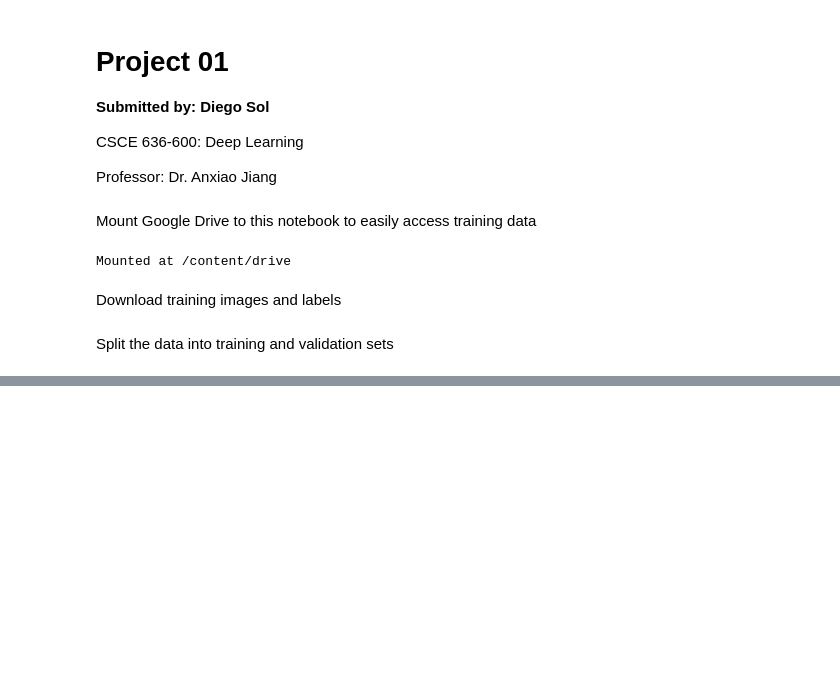
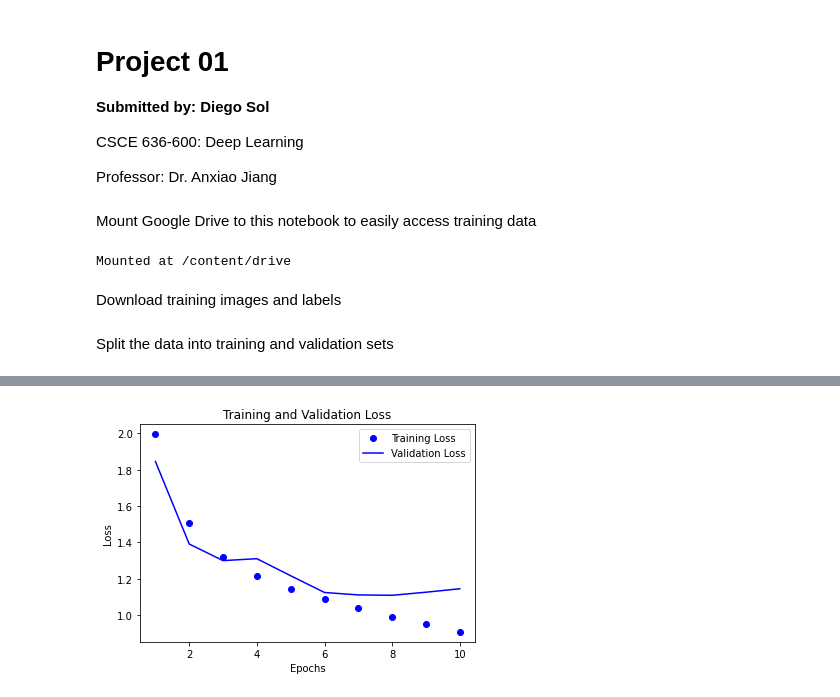
Before and after one commit to diegosol127/CSCE-636-Deep-Learning, a Jupyter notebook: Homework/CSCE_636_Proj01_Sol.ipynb, the cells around one changed output, grey strips where cells are left out. Cells and saved outputs as stored; diff of their text form; code cells hidden in the pictures; blank space fills up the shorter version.

```diff
--- a/Homework/CSCE_636_Proj01_Sol.ipynb
+++ b/Homework/CSCE_636_Proj01_Sol.ipynb
@@ -31,0 +72,11 @@ val_labels = all_labels[data_split:,]
+# %%
+model.compile(optimizer="rmsprop",
+              loss="sparse_categorical_crossentropy",
+              metrics=["accuracy"])
+
+history = model.fit(train_images, train_labels,
+          epochs=10,
+          validation_data=(val_images, val_labels),
+          batch_size=32)
+
+# test_metrics = model.evaluate(test_images, test_labels)
@@ -31,0 +118,28 @@ val_labels = all_labels[data_split:,]
+# %%
+# history data
+history_dict = history.history
+
+# training metric history
+train_loss_values = history_dict["loss"]
+train_acc_values = history_dict["accuracy"]
+
+# validation metric history
+val_loss_values = history_dict["val_loss"]
+val_acc_values = history_dict["val_accuracy"]
+
+# epochs
+epochs = range(1, len(train_loss_values) + 1)
+# %%
+# create figure for training data
+fig3, ax3 = plt.subplots()
+
+# plot
+ax3.plot(epochs, train_loss_values, "bo", label="Training Loss")
+ax3.plot(epochs, val_loss_values, "b", label="Validation Loss")
+ax3.set_title("Training and Validation Loss")
+ax3.set_xlabel("Epochs")
+ax3.set_ylabel("Loss")
+ax3.legend()
+plt.show()
+# %% [output]
+[figure, added]
```
Also changed, not shown: parts of 6 cells of this notebook.
